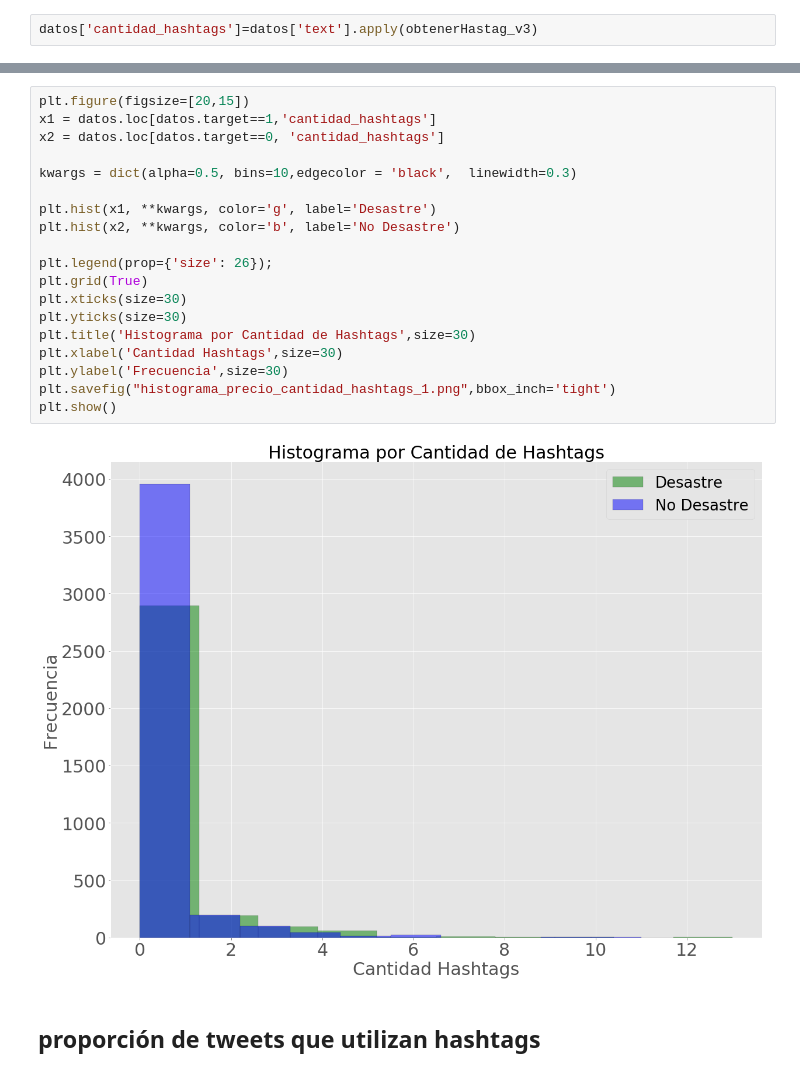
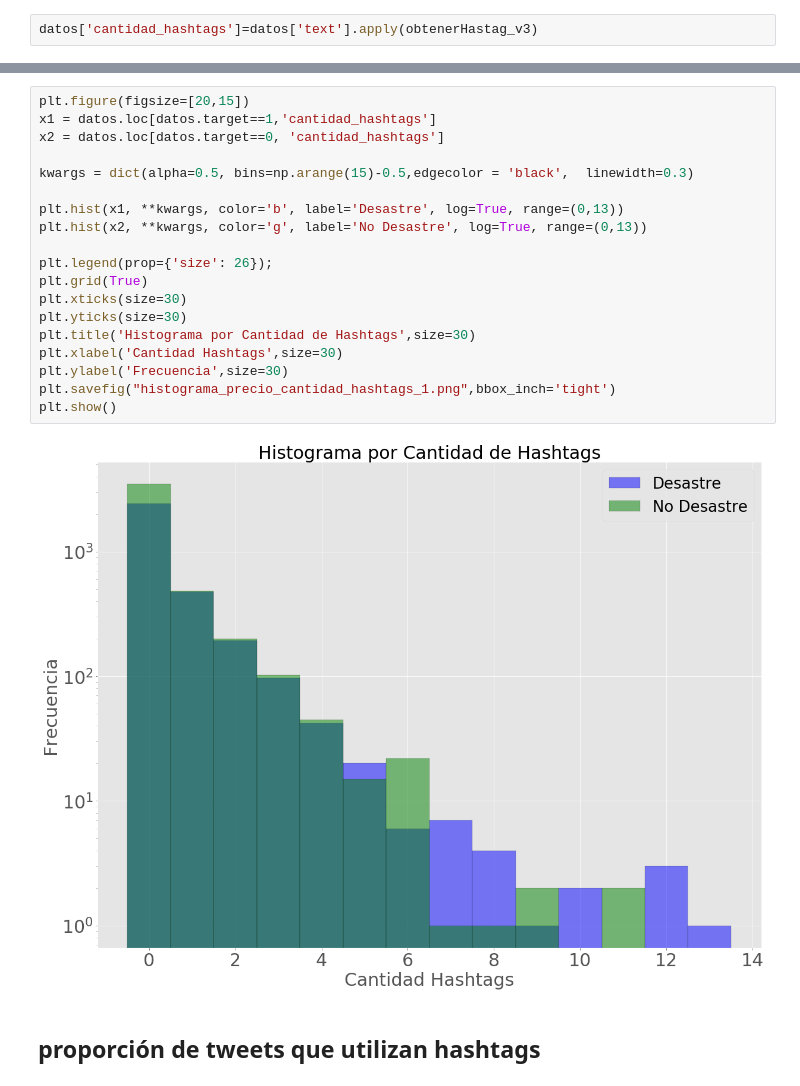
Before and after one commit to FranciscoGauna/TP1-Datos, a Jupyter notebook: Analisis-Kev.ipynb, the cells around one changed output, grey strips where cells are left out. Cells and saved outputs as stored; diff of their text form.

Commit message:
Update Analisis-Kev.ipynb
Transformado el histograma a logaritmo y cambiado el overlap para que tenga el mismo rango

```diff
--- a/Analisis-Kev.ipynb
+++ b/Analisis-Kev.ipynb
@@ -259,24 +259,24 @@ plt.show()
 # %%
 plt.figure(figsize=[20,15])
 x1 = datos.loc[datos.target==1,'cantidad_hashtags']
 x2 = datos.loc[datos.target==0, 'cantidad_hashtags']
 
-kwargs = dict(alpha=0.5, bins=10,edgecolor = 'black',  linewidth=0.3)
+kwargs = dict(alpha=0.5, bins=np.arange(15)-0.5,edgecolor = 'black',  linewidth=0.3)
 
-plt.hist(x1, **kwargs, color='g', label='Desastre')
-plt.hist(x2, **kwargs, color='b', label='No Desastre')
+plt.hist(x1, **kwargs, color='b', label='Desastre', log=True, range=(0,13))
+plt.hist(x2, **kwargs, color='g', label='No Desastre', log=True, range=(0,13))
 
 plt.legend(prop={'size': 26});
 plt.grid(True)
 plt.xticks(size=30)
 plt.yticks(size=30)
 plt.title('Histograma por Cantidad de Hashtags',size=30)
 plt.xlabel('Cantidad Hashtags',size=30)
 plt.ylabel('Frecuencia',size=30)
 plt.savefig("histograma_precio_cantidad_hashtags_1.png",bbox_inch='tight')
 plt.show()
 # %% [output]
-[figure, old version]
+[figure, new version]
 # %% [markdown]
 ## proporción de tweets que utilizan hashtags
 # %%
```
Also changed, not shown: parts of 5 cells of this notebook.
